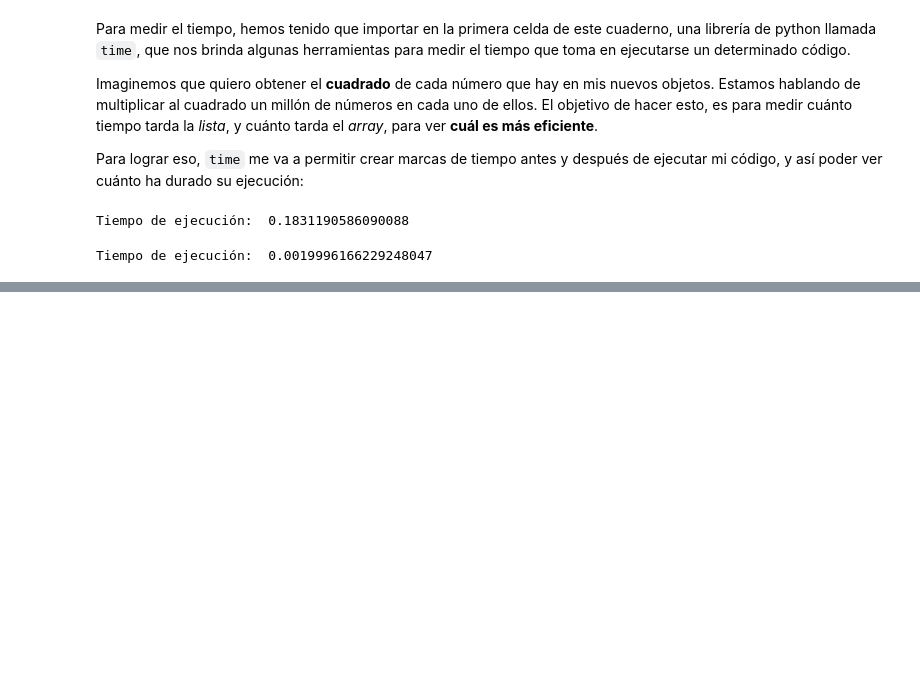
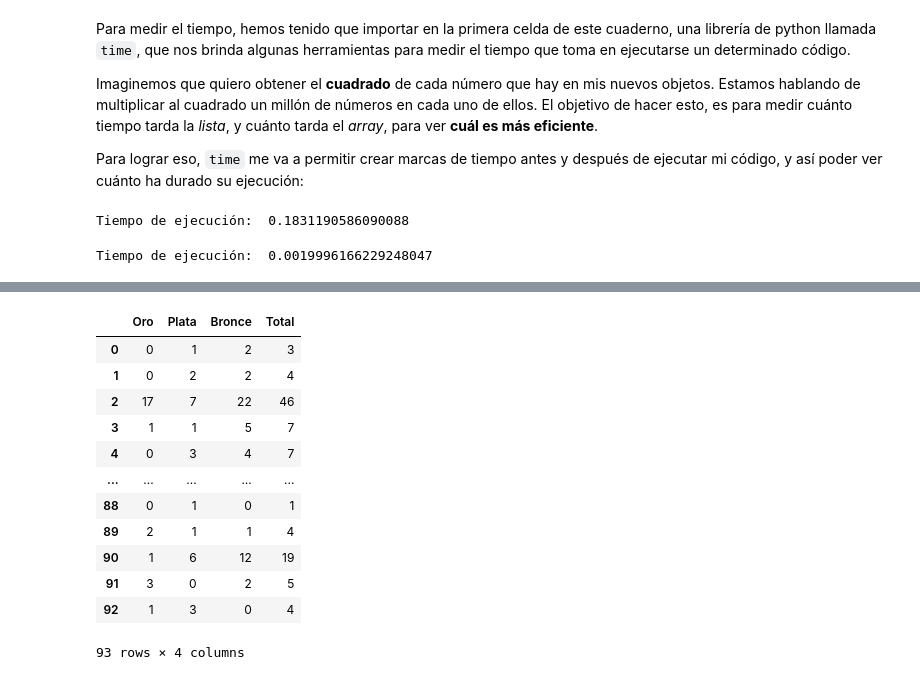
Before and after one commit to MartoBadi/TSCDIA-, a Jupyter notebook: Modelizado de Minería de Datos/notebooks_de_las_clases/clase_6.ipynb, the cells around one changed output, grey strips where cells are left out. Cells and saved outputs as stored; diff of their text form; code cells hidden in the pictures; blank space fills up the shorter version.

```diff
--- a/Modelizado de Minería de Datos/notebooks_de_las_clases/clase_6.ipynb
+++ b/Modelizado de Minería de Datos/notebooks_de_las_clases/clase_6.ipynb
@@ -127,0 +939,17 @@ Tiempo de ejecución:  0.0019996166229248047
+# %%
+df_desde_np_columnas = pd.DataFrame(array_sin_col, columns=['Oro', 'Plata', 'Bronce', 'Total'])
+df_desde_np_columnas
+# %% [output]
+|  | Oro | Plata | Bronce | Total |
+| 0 | 0 | 1 | 2 | 3 |
+| 1 | 0 | 2 | 2 | 4 |
+| 2 | 17 | 7 | 22 | 46 |
+| 3 | 1 | 1 | 5 | 7 |
+| 4 | 0 | 3 | 4 | 7 |
+| ... | ... | ... | ... | ... |
+| 88 | 0 | 1 | 0 | 1 |
+| 89 | 2 | 1 | 1 | 4 |
+| 90 | 1 | 6 | 12 | 19 |
+| 91 | 3 | 0 | 2 | 5 |
+| 92 | 1 | 3 | 0 | 4 |
+93 rows × 4 columns
```
Also changed, not shown: parts of 178 cells of this notebook.
